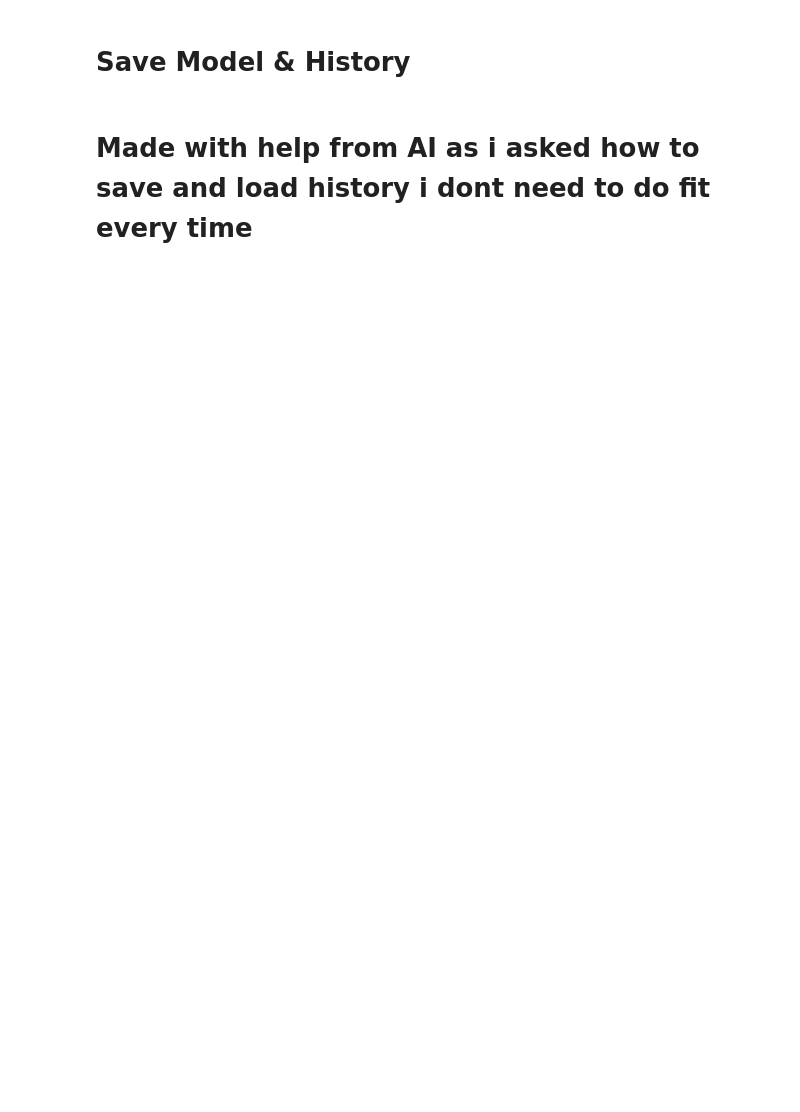
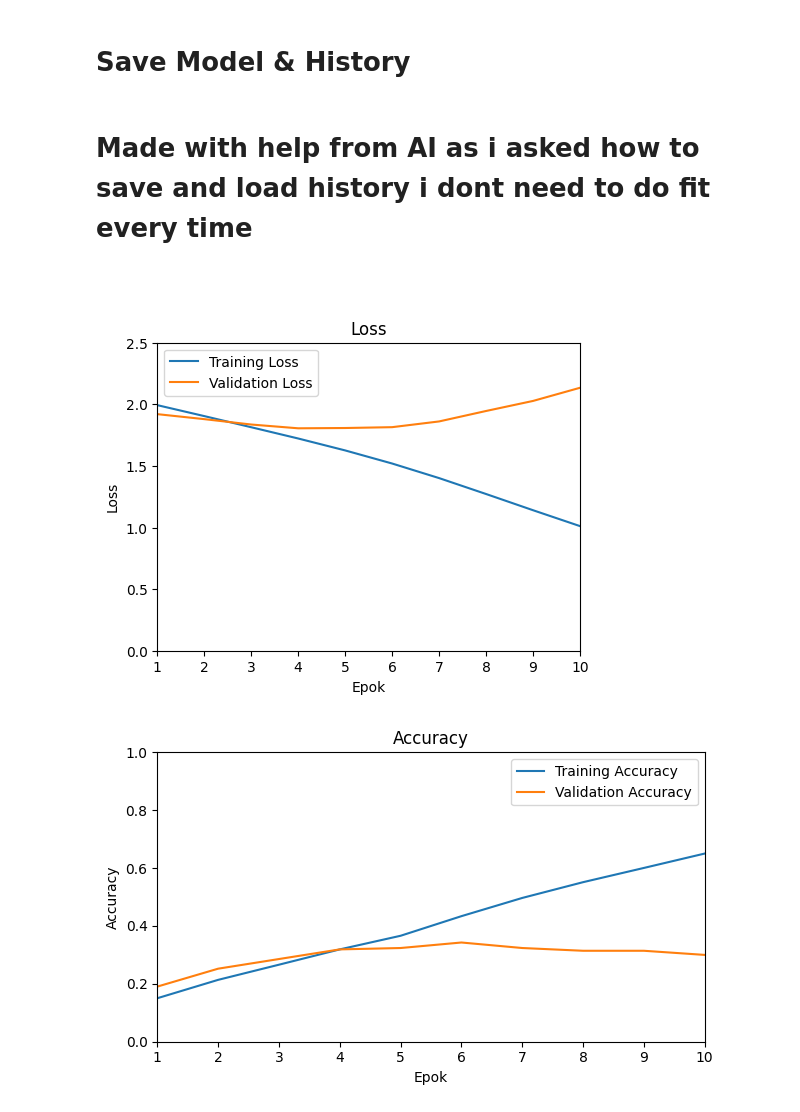
Before and after one commit to MarcusMorlock/Deep_Learning_Individuell_Marcus_Backstrom, a Jupyter notebook: Report_Marcus_Bäckström.ipynb, the cells around one changed output. Cells and saved outputs as stored; diff of their text form; code cells hidden in the pictures; blank space fills up the shorter version.

Commit message:
made save_history and load_history into funktions.

```diff
--- a/Report_Marcus_Bäckström.ipynb
+++ b/Report_Marcus_Bäckström.ipynb
@@ -94,3 +99,17 @@ def plot_image_grid(X,y, class_names, n_images=25, random_state=42, afigsize=(12
+# %%
+class FakeHistory:
+    def __init__(self, history_dict):
+        self.history = history_dict
+
+
+
+def load_history(history_name="model_name"):
+    with open(f"Histories/{history_name}.json", "r") as f:
+        history_data = json.load(f)
+
+    loaded_history = FakeHistory(history_data)
+
+    return loaded_history
 # %%
 # Plot Loss and Accuracy by epoch´s
 
@@ -416,4 +449,9 @@ loaded_baseline_history = FakeHistory(baseline_history_data)
+# %%
+loaded_baseline_history_funktion = load_history(history_name="baseline_history_funktion")
 # %% [markdown]
 # #
 # %%
-plot_history(loaded_baseline_history)
+plot_history(loaded_baseline_history_funktion)
+# %% [output]
+[figure, added]
+[figure, added]
```
Also changed, not shown: parts of 9 cells of this notebook, 2 other files.
